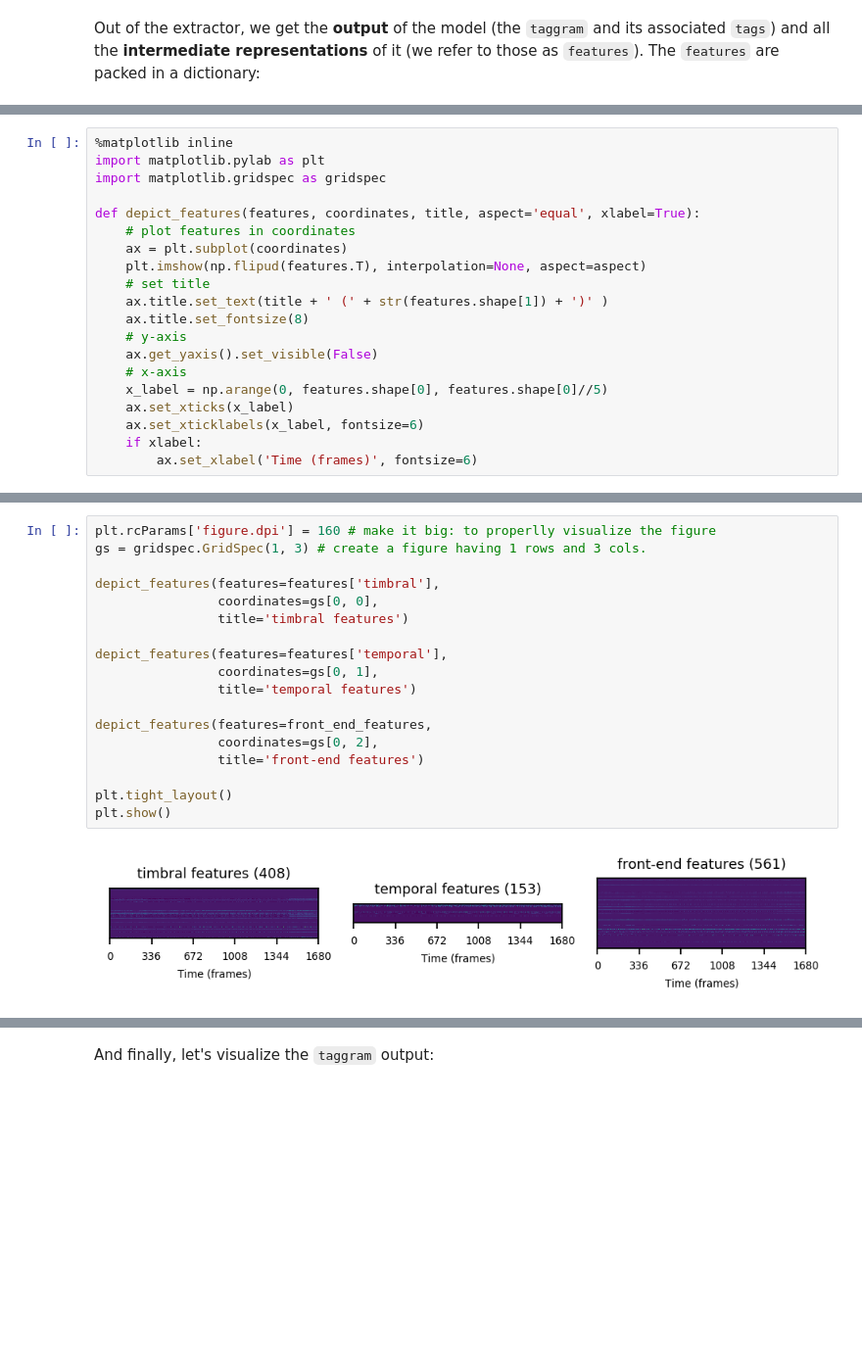
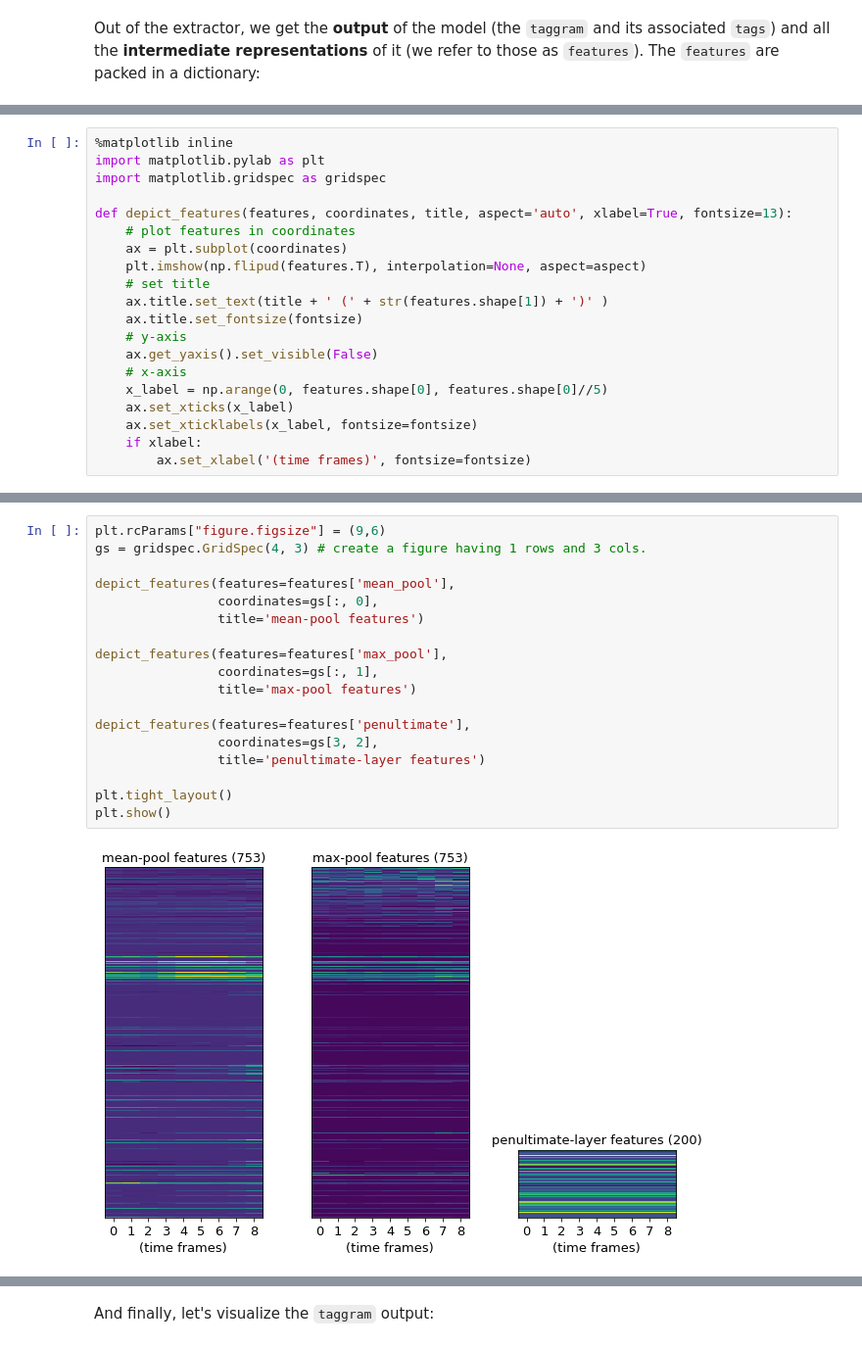
Before and after one commit to jordipons/musicnn, a Jupyter notebook: advanced example.ipynb, the cells around one changed output, grey strips where cells are left out. Shown at 98% size. Drawn from its saved outputs; the diff is of its cells as text; blank space fills up the shorter version.

```diff
--- a/advanced example.ipynb
+++ b/advanced example.ipynb
@@ -64,18 +69,18 @@ Let's depict how these front-end features look like!
 import matplotlib.pylab as plt
 import matplotlib.gridspec as gridspec
 
-def depict_features(features, coordinates, title, aspect='equal', xlabel=True):
+def depict_features(features, coordinates, title, aspect='auto', xlabel=True, fontsize=13):
     # plot features in coordinates
     ax = plt.subplot(coordinates)
     plt.imshow(np.flipud(features.T), interpolation=None, aspect=aspect)
     # set title
     ax.title.set_text(title + ' (' + str(features.shape[1]) + ')' )
-    ax.title.set_fontsize(8)
+    ax.title.set_fontsize(fontsize)
     # y-axis
     ax.get_yaxis().set_visible(False)
     # x-axis
     x_label = np.arange(0, features.shape[0], features.shape[0]//5)
     ax.set_xticks(x_label)
-    ax.set_xticklabels(x_label, fontsize=6)
+    ax.set_xticklabels(x_label, fontsize=fontsize)
     if xlabel:
-        ax.set_xlabel('Time (frames)', fontsize=6)
+        ax.set_xlabel('(time frames)', fontsize=fontsize)
@@ -82,20 +149,20 @@ def depict_features(features, coordinates, title, aspect='equal', xlabel=True):
 # %%
-plt.rcParams['figure.dpi'] = 160 # make it big: to properlly visualize the figure
-gs = gridspec.GridSpec(1, 3) # create a figure having 1 rows and 3 cols.
+plt.rcParams["figure.figsize"] = (9,6)
+gs = gridspec.GridSpec(4, 3) # create a figure having 1 rows and 3 cols.
 
-depict_features(features=features['timbral'],
-                coordinates=gs[0, 0],
-                title='timbral features')
+depict_features(features=features['mean_pool'],
+                coordinates=gs[:, 0],
+                title='mean-pool features')
 
-depict_features(features=features['temporal'],
-                coordinates=gs[0, 1],
-                title='temporal features')
+depict_features(features=features['max_pool'],
+                coordinates=gs[:, 1],
+                title='max-pool features')
 
-depict_features(features=front_end_features,
-                coordinates=gs[0, 2],
-                title='front-end features')
+depict_features(features=features['penultimate'],
+                coordinates=gs[3, 2],
+                title='penultimate-layer features')
 
 plt.tight_layout()
 plt.show()
 # %% [output]
-[figure, old version]
+[figure, new version]
```
Also changed, not shown: parts of 19 cells of this notebook, 7 other files.
